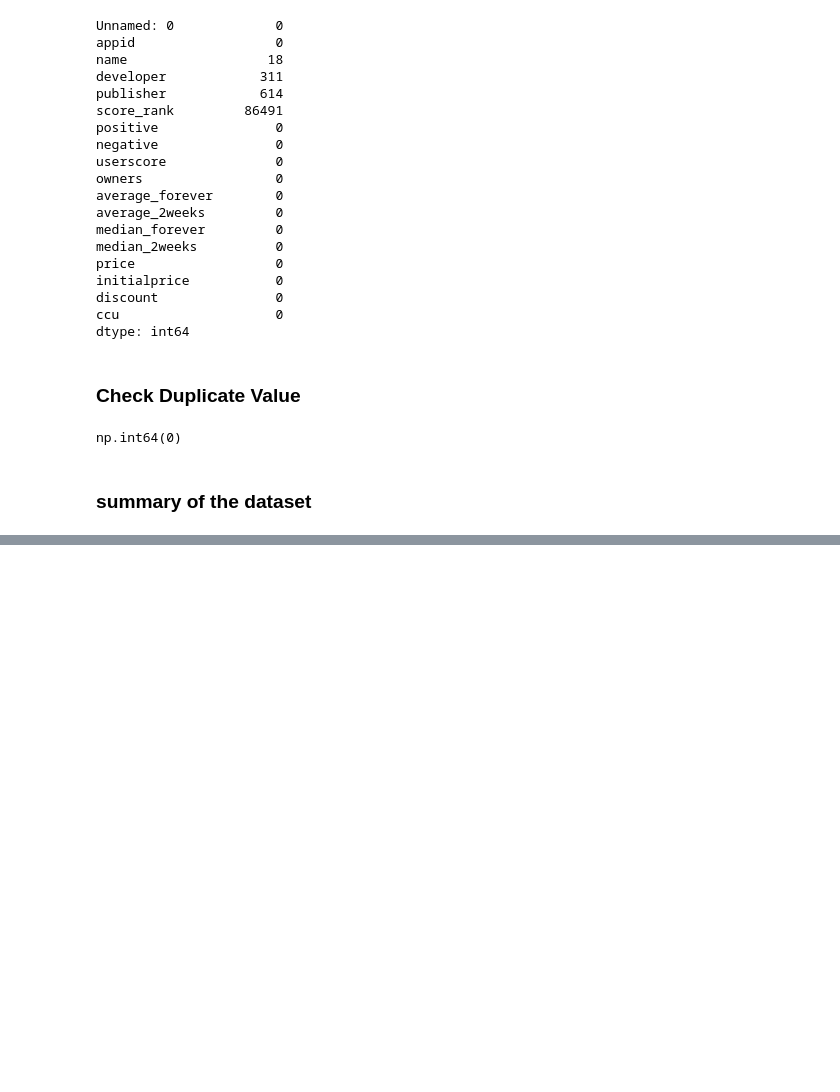
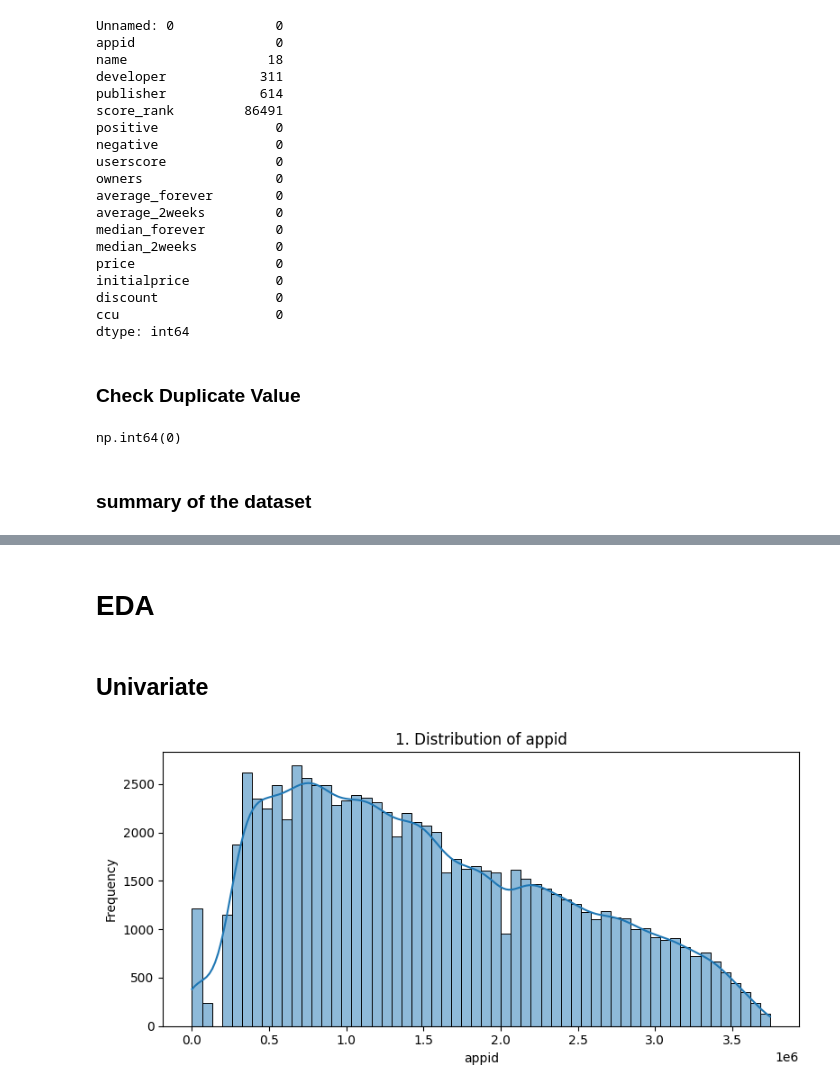
Before and after one commit to lukhi-laksh/Kaggle-Notebooks, a Jupyter notebook: Steam/Steam.ipynb, the cells around one changed output, grey strips where cells are left out. Saved outputs shown, nothing was run; the diff lists cells and outputs as text; code cells hidden in the pictures; blank space fills up the shorter version.

```diff
--- a/Steam/Steam.ipynb
+++ b/Steam/Steam.ipynb
@@ -181,3 +181,23 @@ df.describe()
 | 50% | 43268.500000 | 1.380895e+06 | 99.000000 | 1.800000e+01 | 5.000000e+00 | 0.000000 | 0.000000 | 0.000000 | ... |
 | 75% | 64902.750000 | 2.207388e+06 | 100.000000 | 9.700000e+01 | 2.700000e+01 | 0.000000 | 77.000000 | 0.000000 | ... |
 | max | 86537.000000 | 3.744990e+06 | 100.000000 | 7.642084e+06 | 1.173003e+06 | 100.000000 | 608013.000000 | 19953.000000 | ... |
+# %% [markdown]
+# EDA
+# %% [markdown]
+## Univariate
+# %%
+def show_fig():
+    plt.tight_layout()
+    plt.show()
+
+plot_no = 1
+# %%
+plt.figure(figsize=(8,4))
+sns.histplot(df['appid'], kde=True)
+plt.title(f'{plot_no}. Distribution of appid')
+plt.xlabel('appid')
+plt.ylabel('Frequency')
+show_fig()
+plot_no += 1
+# %% [output]
+[figure, added]
```
Also changed, not shown: parts of 15 cells of this notebook.
